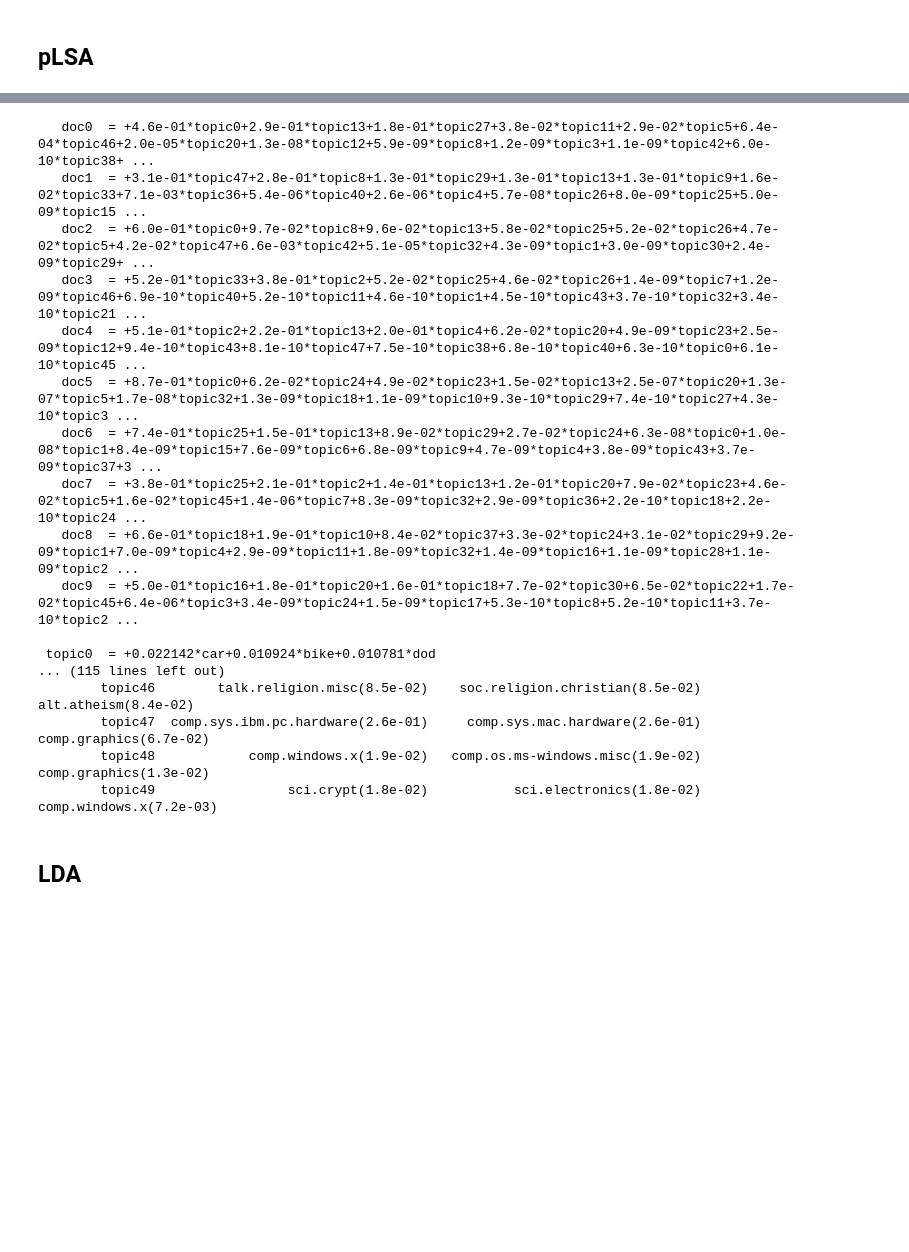
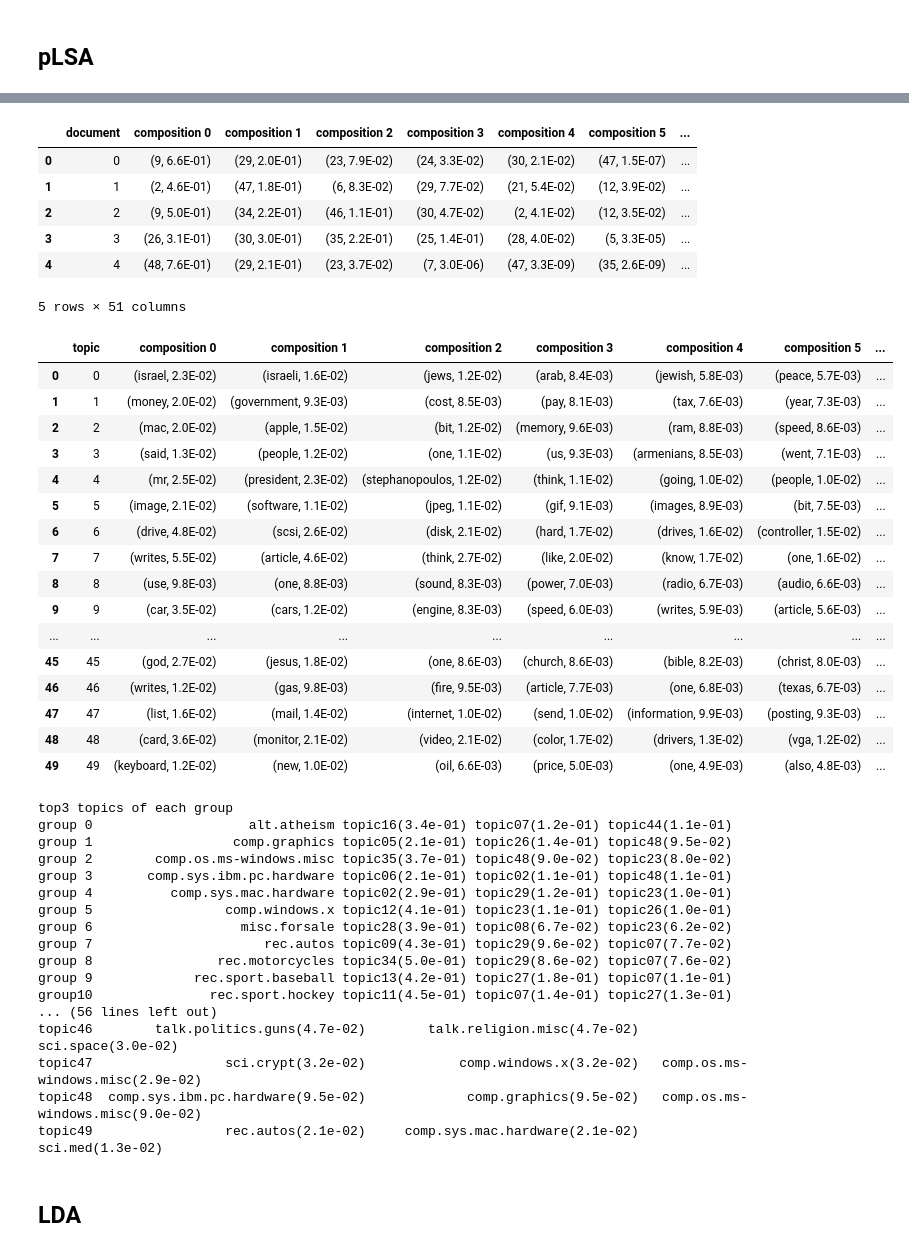
Before and after one commit to lhprojects/blog, a Jupyter notebook: JupyterNotebooks/LSA.ipynb, the cells around one changed output, grey strips where cells are left out. Cells and saved outputs as stored; diff of their text form; code cells hidden in the pictures; blank space fills up the shorter version.

```diff
--- a/JupyterNotebooks/LSA.ipynb
+++ b/JupyterNotebooks/LSA.ipynb
@@ -1224,24 +1269,48 @@ We want 50 topics
 # %%
-plsa.print_mat(max_docs=10, max_terms=3, max_topics=100)
+plsa.print_mat(max_docs=5, max_topics=100, max_terms=9)
 print_lsa(plsa)
 # %% [output]
+|  | document | composition 0 | composition 1 | composition 2 | composition 3 | composition 4 | composition 5 | ... |
+| 0 | 0 | (9, 6.6E-01) | (29, 2.0E-01) | (23, 7.9E-02) | (24, 3.3E-02) | (30, 2.1E-02) | (47, 1.5E-07) | ... |
+| 1 | 1 | (2, 4.6E-01) | (47, 1.8E-01) | (6, 8.3E-02) | (29, 7.7E-02) | (21, 5.4E-02) | (12, 3.9E-02) | ... |
+| 2 | 2 | (9, 5.0E-01) | (34, 2.2E-01) | (46, 1.1E-01) | (30, 4.7E-02) | (2, 4.1E-02) | (12, 3.5E-02) | ... |
+| 3 | 3 | (26, 3.1E-01) | (30, 3.0E-01) | (35, 2.2E-01) | (25, 1.4E-01) | (28, 4.0E-02) | (5, 3.3E-05) | ... |
+| 4 | 4 | (48, 7.6E-01) | (29, 2.1E-01) | (23, 3.7E-02) | (7, 3.0E-06) | (47, 3.3E-09) | (35, 2.6E-09) | ... |
-   doc0  = +4.6e-01*topic0+2.9e-01*topic13+1.8e-01*topic27+3.8e-02*topic11+2.9e-02*topic5+6.4e-04*topic46+2.0e-05*topic20+1.3e-08*topic12+5.9e-09*topic8+1.2e-09*topic3+1.1e-09*topic42+6.0e-10*topic38+ ...
-   doc1  = +3.1e-01*topic47+2.8e-01*topic8+1.3e-01*topic29+1.3e-01*topic13+1.3e-01*topic9+1.6e-02*topic33+7.1e-03*topic36+5.4e-06*topic40+2.6e-06*topic4+5.7e-08*topic26+8.0e-09*topic25+5.0e-09*topic15 ...
-   doc2  = +6.0e-01*topic0+9.7e-02*topic8+9.6e-02*topic13+5.8e-02*topic25+5.2e-02*topic26+4.7e-02*topic5+4.2e-02*topic47+6.6e-03*topic42+5.1e-05*topic32+4.3e-09*topic1+3.0e-09*topic30+2.4e-09*topic29+ ...
-   doc3  = +5.2e-01*topic33+3.8e-01*topic2+5.2e-02*topic25+4.6e-02*topic26+1.4e-09*topic7+1.2e-09*topic46+6.9e-10*topic40+5.2e-10*topic11+4.6e-10*topic1+4.5e-10*topic43+3.7e-10*topic32+3.4e-10*topic21 ...
-   doc4  = +5.1e-01*topic2+2.2e-01*topic13+2.0e-01*topic4+6.2e-02*topic20+4.9e-09*topic23+2.5e-09*topic12+9.4e-10*topic43+8.1e-10*topic47+7.5e-10*topic38+6.8e-10*topic40+6.3e-10*topic0+6.1e-10*topic45 ...
-   doc5  = +8.7e-01*topic0+6.2e-02*topic24+4.9e-02*topic23+1.5e-02*topic13+2.5e-07*topic20+1.3e-07*topic5+1.7e-08*topic32+1.3e-09*topic18+1.1e-09*topic10+9.3e-10*topic29+7.4e-10*topic27+4.3e-10*topic3 ...
-   doc6  = +7.4e-01*topic25+1.5e-01*topic13+8.9e-02*topic29+2.7e-02*topic24+6.3e-08*topic0+1.0e-08*topic1+8.4e-09*topic15+7.6e-09*topic6+6.8e-09*topic9+4.7e-09*topic4+3.8e-09*topic43+3.7e-09*topic37+3 ...
-   doc7  = +3.8e-01*topic25+2.1e-01*topic2+1.4e-01*topic13+1.2e-01*topic20+7.9e-02*topic23+4.6e-02*topic5+1.6e-02*topic45+1.4e-06*topic7+8.3e-09*topic32+2.9e-09*topic36+2.2e-10*topic18+2.2e-10*topic24 ...
-   doc8  = +6.6e-01*topic18+1.9e-01*topic10+8.4e-02*topic37+3.3e-02*topic24+3.1e-02*topic29+9.2e-09*topic1+7.0e-09*topic4+2.9e-09*topic11+1.8e-09*topic32+1.4e-09*topic16+1.1e-09*topic28+1.1e-09*topic2 ...
-   doc9  = +5.0e-01*topic16+1.8e-01*topic20+1.6e-01*topic18+7.7e-02*topic30+6.5e-02*topic22+1.7e-02*topic45+6.4e-06*topic3+3.4e-09*topic24+1.5e-09*topic17+5.3e-10*topic8+5.2e-10*topic11+3.7e-10*topic2 ...
-
- topic0  = +0.022142*car+0.010924*bike+0.010781*dod
-... (115 lines left out)
-        topic46        talk.religion.misc(8.5e-02)    soc.religion.christian(8.5e-02)               alt.atheism(8.4e-02)
-        topic47  comp.sys.ibm.pc.hardware(2.6e-01)     comp.sys.mac.hardware(2.6e-01)             comp.graphics(6.7e-02)
-        topic48            comp.windows.x(1.9e-02)   comp.os.ms-windows.misc(1.9e-02)             comp.graphics(1.3e-02)
-        topic49                 sci.crypt(1.8e-02)           sci.electronics(1.8e-02)            comp.windows.x(7.2e-03)
+5 rows × 51 columns
+|  | topic | composition 0 | composition 1 | composition 2 | composition 3 | composition 4 | composition 5 | ... |
+| 0 | 0 | (israel, 2.3E-02) | (israeli, 1.6E-02) | (jews, 1.2E-02) | (arab, 8.4E-03) | (jewish, 5.8E-03) | (peace, 5.7E-03) | ... |
+| 1 | 1 | (money, 2.0E-02) | (government, 9.3E-03) | (cost, 8.5E-03) | (pay, 8.1E-03) | (tax, 7.6E-03) | (year, 7.3E-03) | ... |
+| 2 | 2 | (mac, 2.0E-02) | (apple, 1.5E-02) | (bit, 1.2E-02) | (memory, 9.6E-03) | (ram, 8.8E-03) | (speed, 8.6E-03) | ... |
+| 3 | 3 | (said, 1.3E-02) | (people, 1.2E-02) | (one, 1.1E-02) | (us, 9.3E-03) | (armenians, 8.5E-03) | (went, 7.1E-03) | ... |
+| 4 | 4 | (mr, 2.5E-02) | (president, 2.3E-02) | (stephanopoulos, 1.2E-02) | (think, 1.1E-02) | (going, 1.0E-02) | (people, 1.0E-02) | ... |
+| 5 | 5 | (image, 2.1E-02) | (software, 1.1E-02) | (jpeg, 1.1E-02) | (gif, 9.1E-03) | (images, 8.9E-03) | (bit, 7.5E-03) | ... |
+| 6 | 6 | (drive, 4.8E-02) | (scsi, 2.6E-02) | (disk, 2.1E-02) | (hard, 1.7E-02) | (drives, 1.6E-02) | (controller, 1.5E-02) | ... |
+| 7 | 7 | (writes, 5.5E-02) | (article, 4.6E-02) | (think, 2.7E-02) | (like, 2.0E-02) | (know, 1.7E-02) | (one, 1.6E-02) | ... |
+| 8 | 8 | (use, 9.8E-03) | (one, 8.8E-03) | (sound, 8.3E-03) | (power, 7.0E-03) | (radio, 6.7E-03) | (audio, 6.6E-03) | ... |
+| 9 | 9 | (car, 3.5E-02) | (cars, 1.2E-02) | (engine, 8.3E-03) | (speed, 6.0E-03) | (writes, 5.9E-03) | (article, 5.6E-03) | ... |
+| ... | ... | ... | ... | ... | ... | ... | ... | ... |
+| 45 | 45 | (god, 2.7E-02) | (jesus, 1.8E-02) | (one, 8.6E-03) | (church, 8.6E-03) | (bible, 8.2E-03) | (christ, 8.0E-03) | ... |
+| 46 | 46 | (writes, 1.2E-02) | (gas, 9.8E-03) | (fire, 9.5E-03) | (article, 7.7E-03) | (one, 6.8E-03) | (texas, 6.7E-03) | ... |
+| 47 | 47 | (list, 1.6E-02) | (mail, 1.4E-02) | (internet, 1.0E-02) | (send, 1.0E-02) | (information, 9.9E-03) | (posting, 9.3E-03) | ... |
+| 48 | 48 | (card, 3.6E-02) | (monitor, 2.1E-02) | (video, 2.1E-02) | (color, 1.7E-02) | (drivers, 1.3E-02) | (vga, 1.2E-02) | ... |
+| 49 | 49 | (keyboard, 1.2E-02) | (new, 1.0E-02) | (oil, 6.6E-03) | (price, 5.0E-03) | (one, 4.9E-03) | (also, 4.8E-03) | ... |
+top3 topics of each group
+group 0                    alt.atheism topic16(3.4e-01) topic07(1.2e-01) topic44(1.1e-01)
+group 1                  comp.graphics topic05(2.1e-01) topic26(1.4e-01) topic48(9.5e-02)
+group 2        comp.os.ms-windows.misc topic35(3.7e-01) topic48(9.0e-02) topic23(8.0e-02)
+group 3       comp.sys.ibm.pc.hardware topic06(2.1e-01) topic02(1.1e-01) topic48(1.1e-01)
+group 4          comp.sys.mac.hardware topic02(2.9e-01) topic29(1.2e-01) topic23(1.0e-01)
+group 5                 comp.windows.x topic12(4.1e-01) topic23(1.1e-01) topic26(1.0e-01)
+group 6                   misc.forsale topic28(3.9e-01) topic08(6.7e-02) topic23(6.2e-02)
+group 7                      rec.autos topic09(4.3e-01) topic29(9.6e-02) topic07(7.7e-02)
+group 8                rec.motorcycles topic34(5.0e-01) topic29(8.6e-02) topic07(7.6e-02)
+group 9             rec.sport.baseball topic13(4.2e-01) topic27(1.8e-01) topic07(1.1e-01)
+group10               rec.sport.hockey topic11(4.5e-01) topic07(1.4e-01) topic27(1.3e-01)
+... (56 lines left out)
+topic46        talk.politics.guns(4.7e-02)        talk.religion.misc(4.7e-02)                 sci.space(3.0e-02)
+topic47                 sci.crypt(3.2e-02)            comp.windows.x(3.2e-02)   comp.os.ms-windows.misc(2.9e-02)
+topic48  comp.sys.ibm.pc.hardware(9.5e-02)             comp.graphics(9.5e-02)   comp.os.ms-windows.misc(9.0e-02)
+topic49                 rec.autos(2.1e-02)     comp.sys.mac.hardware(2.1e-02)                   sci.med(1.3e-02)
 # %% [markdown]
 ## LDA
 # %%
```
Also changed, not shown: parts of 36 cells of this notebook.
